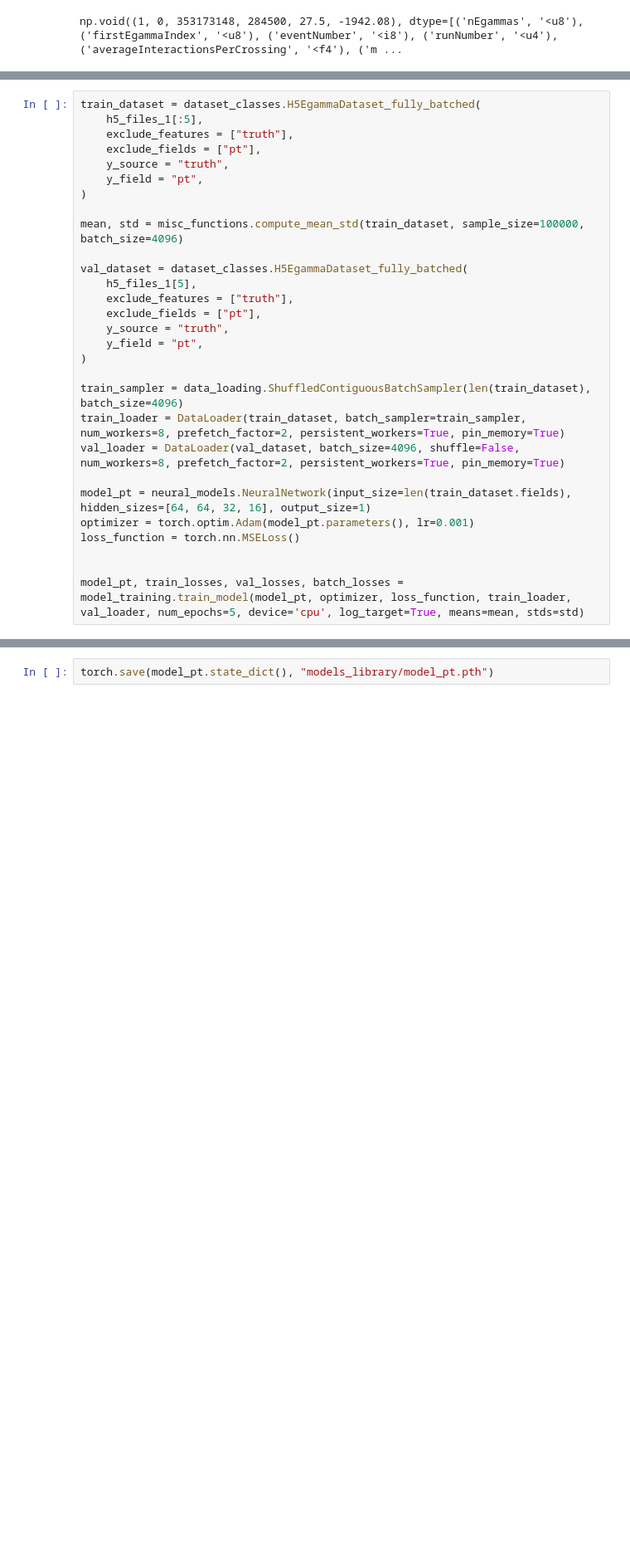
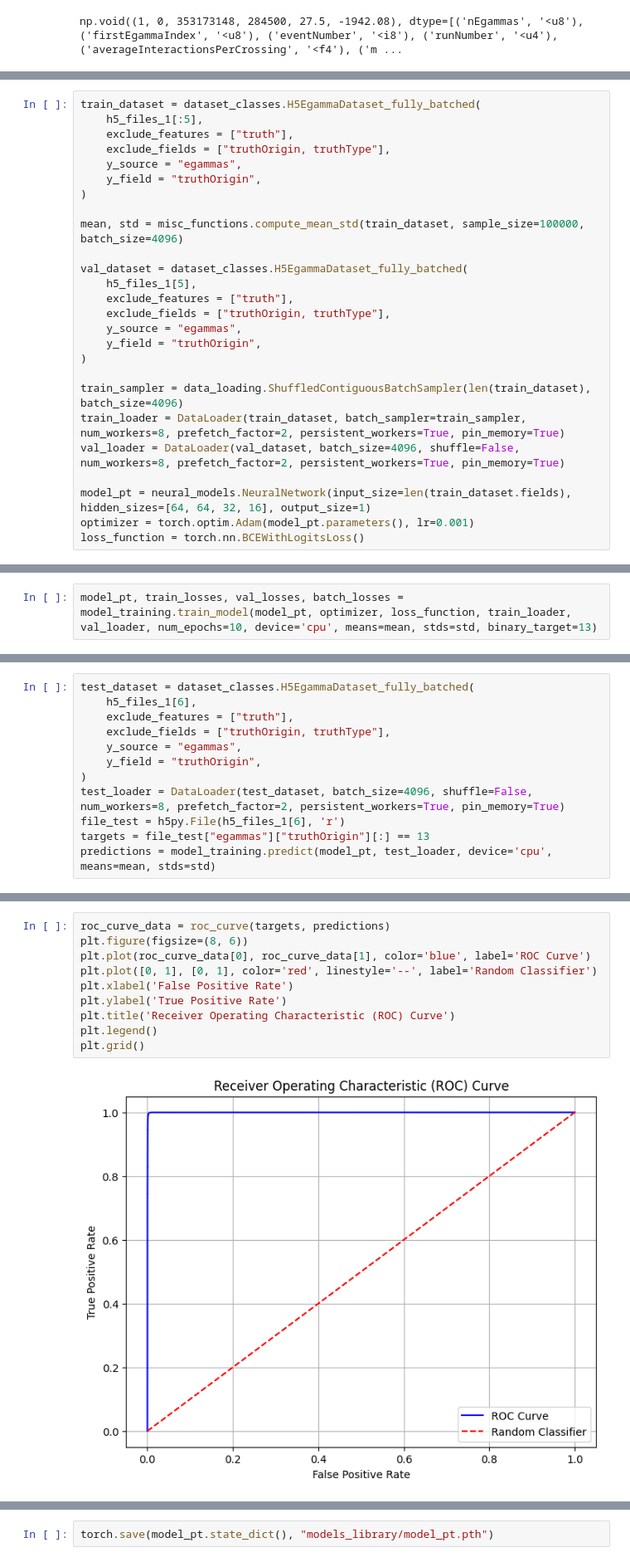
Before and after one commit to Le-Jonas/Masters_project, a Jupyter notebook: ML_lite.ipynb, the cells around one changed output, grey strips where cells are left out. Shown at 83% size. Saved outputs shown, nothing was run; the diff lists cells and outputs as text; blank space fills up the shorter version.

```diff
--- a/ML_lite.ipynb
+++ b/ML_lite.ipynb
@@ -423,9 +227,9 @@ plt.show()
 train_dataset = dataset_classes.H5EgammaDataset_fully_batched(
     h5_files_1[:5],
     exclude_features = ["truth"],
-    exclude_fields = ["pt"],
-    y_source = "truth",
-    y_field = "pt",
+    exclude_fields = ["truthOrigin, truthType"],
+    y_source = "egammas",
+    y_field = "truthOrigin",
 )
 
 mean, std = misc_functions.compute_mean_std(train_dataset, sample_size=100000, batch_size=4096)
@@ -433,9 +237,9 @@ mean, std = misc_functions.compute_mean_std(train_dataset, sample_size=100000, b
 val_dataset = dataset_classes.H5EgammaDataset_fully_batched(
     h5_files_1[5],
     exclude_features = ["truth"],
-    exclude_fields = ["pt"],
-    y_source = "truth",
-    y_field = "pt",
+    exclude_fields = ["truthOrigin, truthType"],
+    y_source = "egammas",
+    y_field = "truthOrigin",
 )
 
 train_sampler = data_loading.ShuffledContiguousBatchSampler(len(train_dataset), batch_size=4096)
@@ -444,9 +248,6 @@ val_loader = DataLoader(val_dataset, batch_size=4096, shuffle=False, num_workers
 
 model_pt = neural_models.NeuralNetwork(input_size=len(train_dataset.fields), hidden_sizes=[64, 64, 32, 16], output_size=1)
 optimizer = torch.optim.Adam(model_pt.parameters(), lr=0.001)
-loss_function = torch.nn.MSELoss()
-
-
-model_pt, train_losses, val_losses, batch_losses = model_training.train_model(model_pt, optimizer, loss_function, train_loader, val_loader, num_epochs=5, device='cpu', log_target=True, means=mean, stds=std)
+loss_function = torch.nn.BCEWithLogitsLoss()
 # %% [output]
 Calculating mean and std for normalization using sample size 100000, 98304 samples processed
@@ -457,0 +254,2 @@ Epoch 5/5, Training Loss: 0.1299, Validation Loss: 1530314557.9668
+# %%
+model_pt, train_losses, val_losses, batch_losses = model_training.train_model(model_pt, optimizer, loss_function, train_loader, val_loader, num_epochs=10, device='cpu', means=mean, stds=std, binary_target=13)
@@ -457,0 +267,12 @@ Epoch 5/5, Training Loss: 0.1299, Validation Loss: 1530314557.9668
+# %%
+test_dataset = dataset_classes.H5EgammaDataset_fully_batched(
+    h5_files_1[6],
+    exclude_features = ["truth"],
+    exclude_fields = ["truthOrigin, truthType"],
+    y_source = "egammas",
+    y_field = "truthOrigin",
+)
+test_loader = DataLoader(test_dataset, batch_size=4096, shuffle=False, num_workers=8, prefetch_factor=2, persistent_workers=True, pin_memory=True)
+file_test = h5py.File(h5_files_1[6], 'r')
+targets = file_test["egammas"]["truthOrigin"][:] == 13
+predictions = model_training.predict(model_pt, test_loader, device='cpu', means=mean, stds=std)
@@ -457,0 +281,12 @@ Epoch 5/5, Training Loss: 0.1299, Validation Loss: 1530314557.9668
+# %%
+roc_curve_data = roc_curve(targets, predictions)
+plt.figure(figsize=(8, 6))
+plt.plot(roc_curve_data[0], roc_curve_data[1], color='blue', label='ROC Curve')
+plt.plot([0, 1], [0, 1], color='red', linestyle='--', label='Random Classifier')
+plt.xlabel('False Positive Rate')
+plt.ylabel('True Positive Rate')
+plt.title('Receiver Operating Characteristic (ROC) Curve')
+plt.legend()
+plt.grid()
+# %% [output]
+[figure, added]
```
Also changed, not shown: parts of 18 cells of this notebook.
